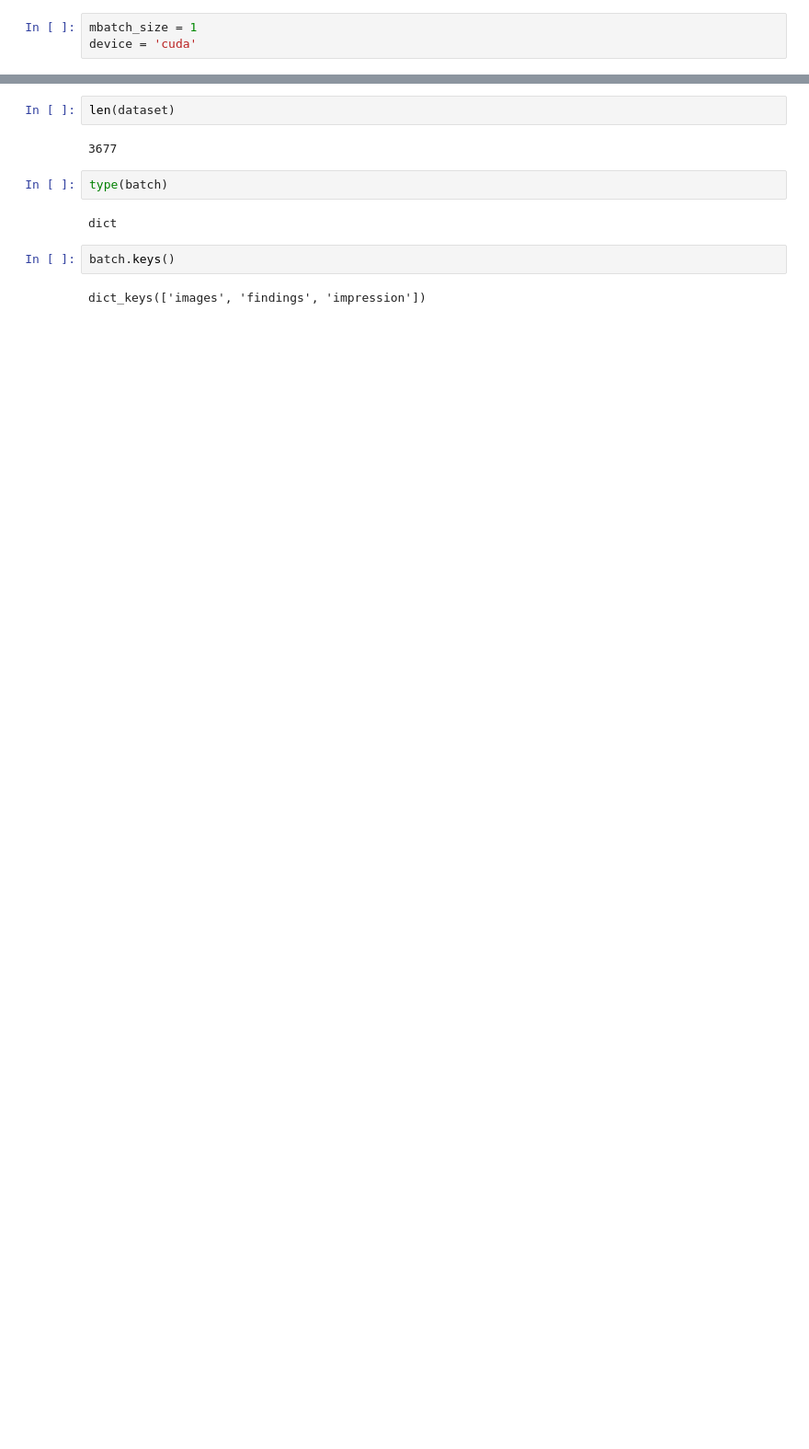
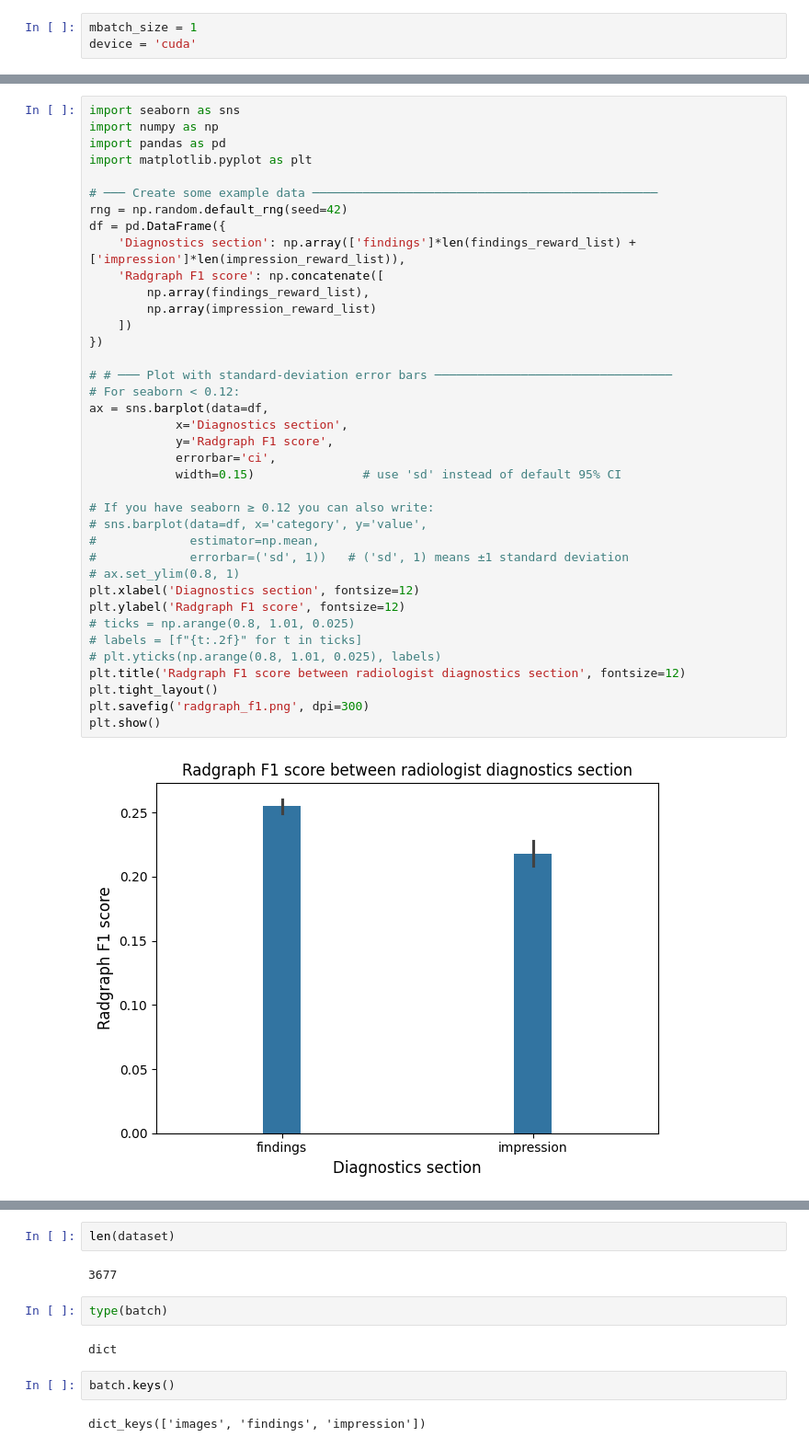
Before and after one commit to zhaizhongyuan/chexpert, a Jupyter notebook: vlm.ipynb, the cells around one changed output, grey strips where cells are left out. Shown at 92% size. Saved outputs shown, nothing was run; the diff lists cells and outputs as text; blank space fills up the shorter version.

```diff
--- a/vlm.ipynb
+++ b/vlm.ipynb
@@ -268,3 +336,43 @@ batch = next(iter(dataloader))
+# %%
+import seaborn as sns
+import numpy as np
+import pandas as pd
+import matplotlib.pyplot as plt
+
+# ─── Create some example data ────────────────────────────────────────────────
+rng = np.random.default_rng(seed=42)
+df = pd.DataFrame({
+    'Diagnostics section': np.array(['findings']*len(findings_reward_list) + ['impression']*len(impression_reward_list)),
+    'Radgraph F1 score': np.concatenate([
+        np.array(findings_reward_list),
+        np.array(impression_reward_list)
+    ])
+})
+
+# # ─── Plot with standard‐deviation error bars ─────────────────────────────────
+# For seaborn < 0.12:
+ax = sns.barplot(data=df,
+            x='Diagnostics section',
+            y='Radgraph F1 score',
+            errorbar='ci',
+            width=0.15)               # use 'sd' instead of default 95% CI
+
+# If you have seaborn ≥ 0.12 you can also write:
+# sns.barplot(data=df, x='category', y='value',
+#             estimator=np.mean,
+#             errorbar=('sd', 1))   # ('sd', 1) means ±1 standard deviation
+# ax.set_ylim(0.8, 1)
+plt.xlabel('Diagnostics section', fontsize=12)
+plt.ylabel('Radgraph F1 score', fontsize=12)
+# ticks = np.arange(0.8, 1.01, 0.025)
+# labels = [f"{t:.2f}" for t in ticks]
+# plt.yticks(np.arange(0.8, 1.01, 0.025), labels)
+plt.title('Radgraph F1 score between radiologist diagnostics section', fontsize=12)
+plt.tight_layout()
+plt.savefig('radgraph_f1.png', dpi=300)
+plt.show()
+# %% [output]
+[figure, added]
 # %%
 # Display images:
 for i, j in enumerate(batch['images']):
```
Also changed, not shown: parts of 34 cells of this notebook, 16 other files.
